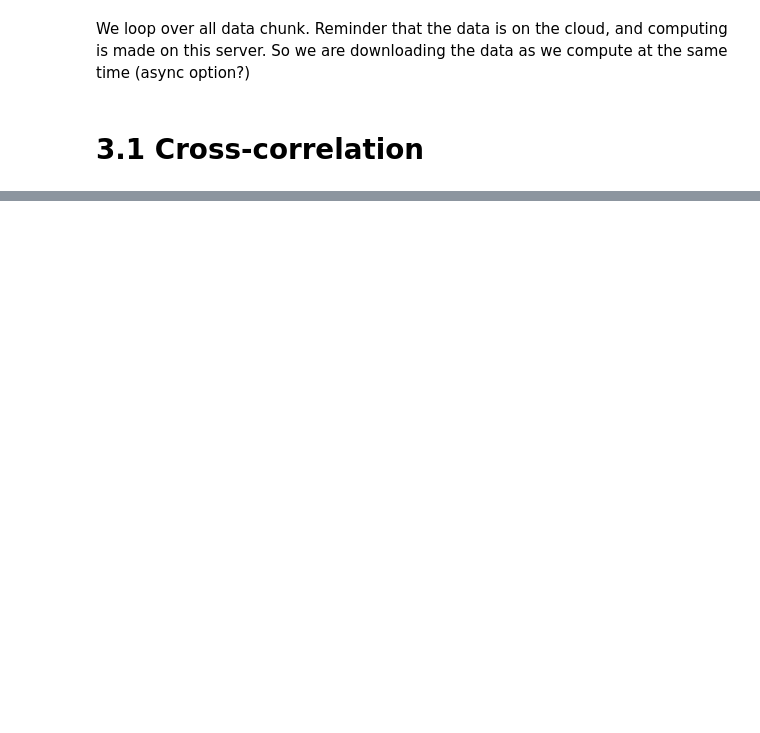
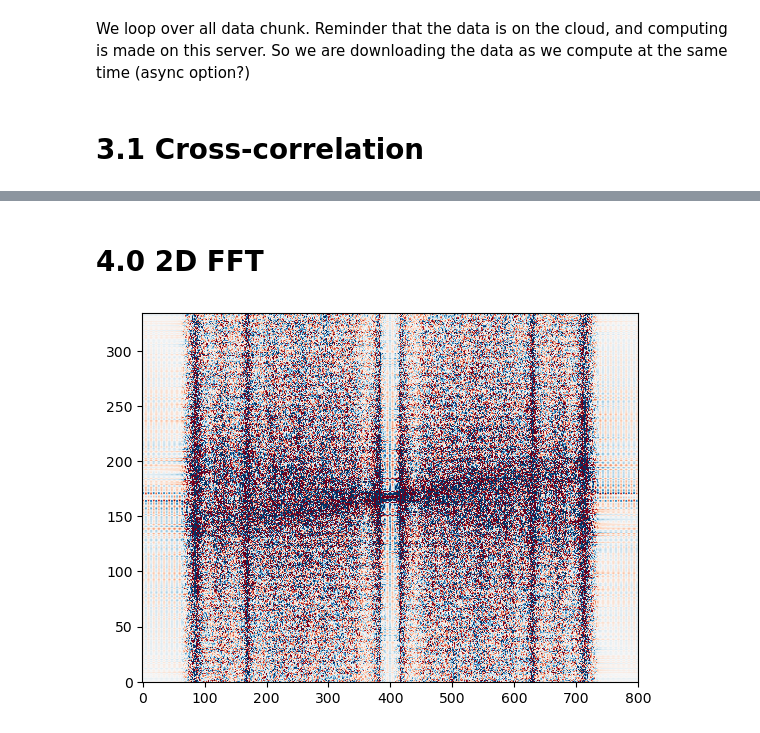
Before and after one commit to johnmorganmanos/whidbey_noise, a Jupyter notebook: notebooks/DAS_ambient_noise.ipynb, the cells around one changed output, grey strips where cells are left out. Saved outputs shown, nothing was run; the diff lists cells and outputs as text; code cells hidden in the pictures; blank space fills up the shorter version.

```diff
--- a/notebooks/DAS_ambient_noise.ipynb
+++ b/notebooks/DAS_ambient_noise.ipynb
@@ -380,0 +414,21 @@ Text(0, 0.5, 'Distance along cable (m)')
+# %% [markdown]
+# 4.0 2D FFT
+# %%
+from numpy.fft import fftshift, fft2, fftfreq
+
+source_step = 65
+chan_source = cha1 + source_step #choose the virtual source channel
+
+iS = int((cha2*2 - cha1 - chan_source + 1) * (chan_source - cha1) / 2)
+
+ft = fftshift(fft2(corr_full[:,iS:iS+(cha2-chan_source)].T))
+f = fftshift(fftfreq(corr_full.shape[0], d=1/sps))
+k = fftshift(fftfreq(nsta, d=attrs['SpatialSamplingInterval']))
+
+fig, ax = plt.subplots()
+ax.imshow(np.real(ft), aspect = 'auto', cmap = 'RdBu',
+           vmax = 5e-1, vmin = -5e-1, origin = 'lower')
+
+plt.show()
+# %% [output]
+[figure, added]
```
Also changed, not shown: parts of 11 cells of this notebook, 1 other file.
